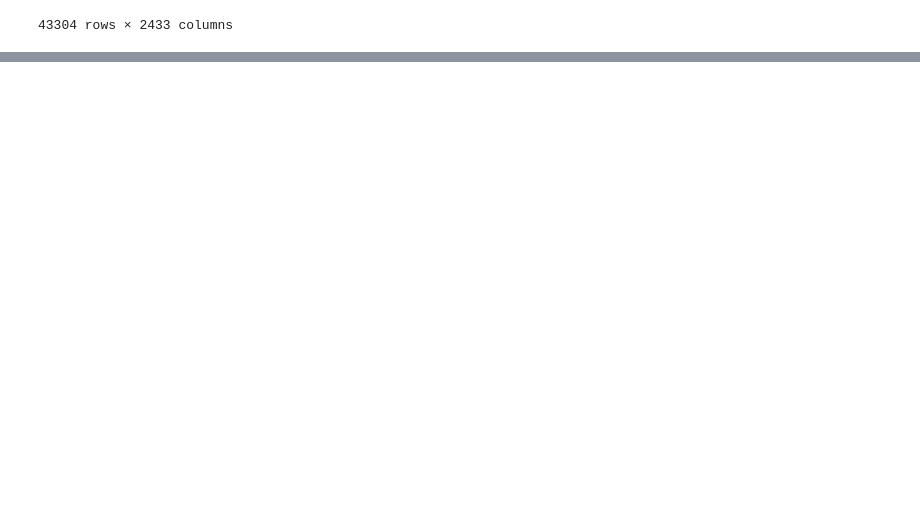
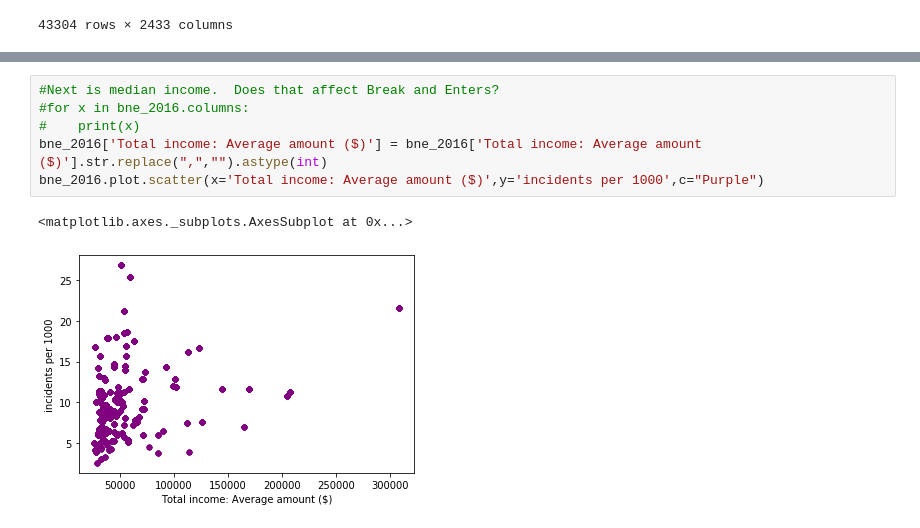
Before and after one commit to gdiaz89/SCS_3250_041-Group-2-Winter-2020, a Jupyter notebook: Term_Project.ipynb, the cells around one changed output, grey strips where cells are left out. Drawn from its saved outputs; the diff is of its cells as text; blank space fills up the shorter version.

```diff
--- a/Term_Project.ipynb
+++ b/Term_Project.ipynb
@@ -305,0 +376,9 @@ Length: 840, dtype: float64
+# %%
+#Next is median income.  Does that affect Break and Enters?
+#for x in bne_2016.columns:
+#    print(x)
+bne_2016['Total income: Average amount ($)'] = bne_2016['Total income: Average amount ($)'].str.replace(",","").astype(int)
+bne_2016.plot.scatter(x='Total income: Average amount ($)',y='incidents per 1000',c="Purple")
+# %% [output]
+<matplotlib.axes._subplots.AxesSubplot at 0x...>
+[figure, added]
```
Also changed, not shown: parts of 18 cells of this notebook.
